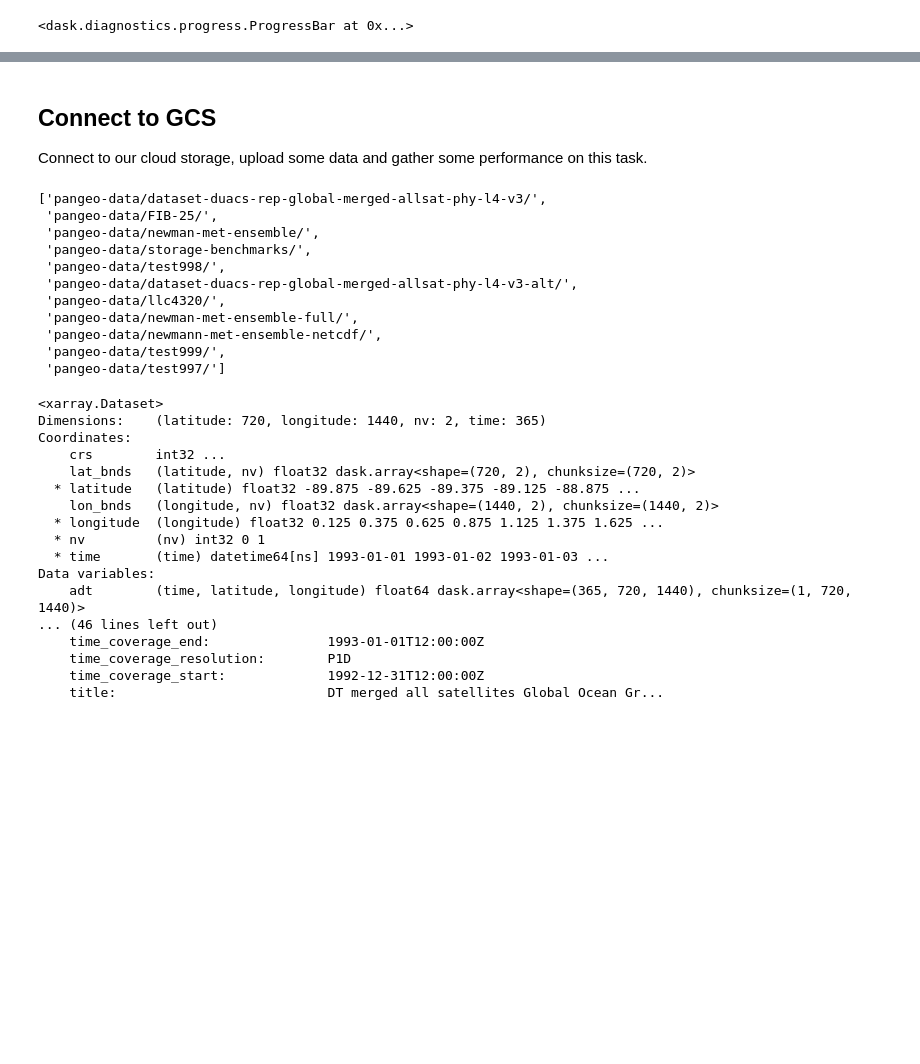
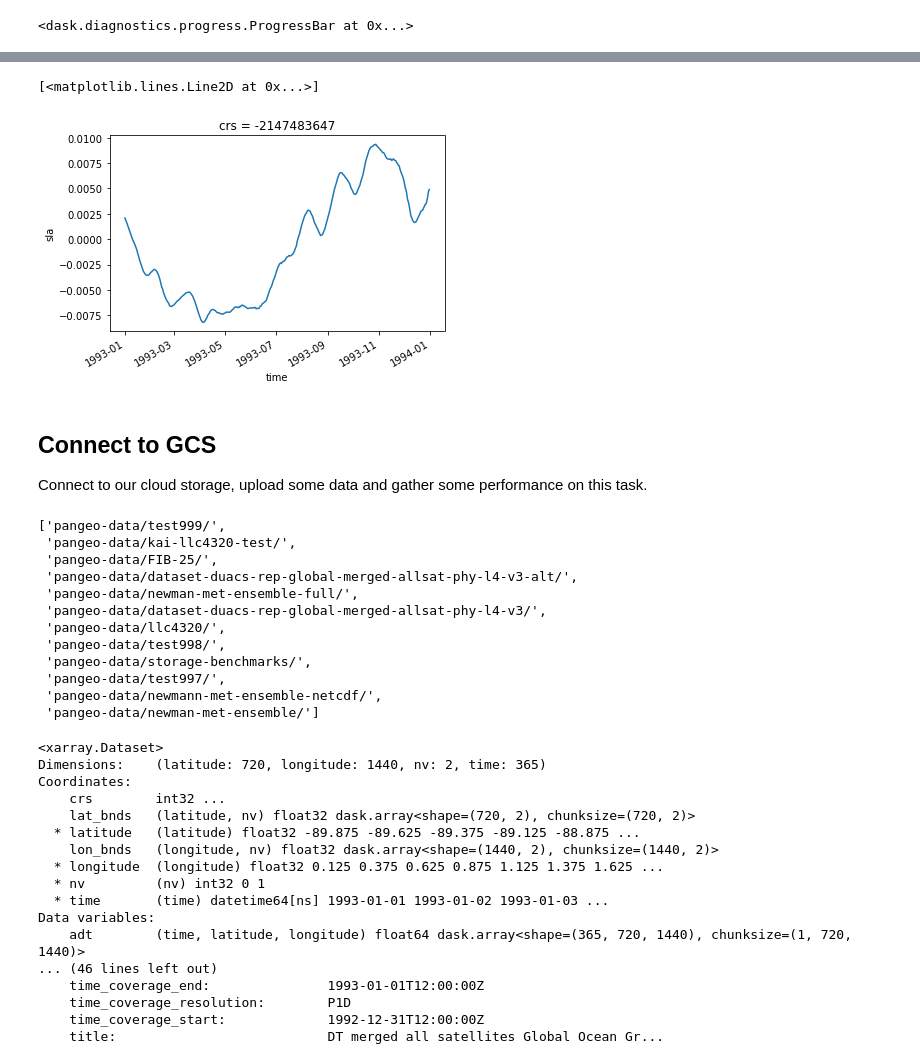
Before and after one commit to kaipak/pangeo-storage-benchmarks-scratch, a Jupyter notebook: xarray_zarr-gcsfs-tests.ipynb, the cells around one changed output, grey strips where cells are left out. Saved outputs shown, nothing was run; the diff lists cells and outputs as text; code cells hidden in the pictures; blank space fills up the shorter version.

```diff
--- a/xarray_zarr-gcsfs-tests.ipynb
+++ b/xarray_zarr-gcsfs-tests.ipynb
@@ -36,3 +57,8 @@ ds
+# %%
+sla_timeseries.plot()
+# %% [output]
+[<matplotlib.lines.Line2D at 0x...>]
+[figure, added]
 # %%
 # Local Test
 # ds.to_zarr('zarrlocal')
@@ -49,20 +75,21 @@ Connect to our cloud storage, upload some data and gather some performance on th
 # connect to gcs
 gcsproj = gcsfs.GCSFileSystem(project='pangeo-181919', token=None)
 bucket  = gcsfs.mapping.GCSMap('pangeo-data/storage-benchmarks/', gcs=gcsproj, check=True, create=False)
-bucket
+llc_bucket = gcsfs.mapping.GCSMap('pangeo-data/kai-llc4320-test/', gcs=gcsproj, check=True, create=False)
 gcsproj.ls('pangeo-data')
 # %% [output]
-['pangeo-data/dataset-duacs-rep-global-merged-allsat-phy-l4-v3/',
+['pangeo-data/test999/',
+ 'pangeo-data/kai-llc4320-test/',
  'pangeo-data/FIB-25/',
- 'pangeo-data/newman-met-ensemble/',
+ 'pangeo-data/dataset-duacs-rep-global-merged-allsat-phy-l4-v3-alt/',
+ 'pangeo-data/newman-met-ensemble-full/',
+ 'pangeo-data/dataset-duacs-rep-global-merged-allsat-phy-l4-v3/',
+ 'pangeo-data/llc4320/',
+ 'pangeo-data/test998/',
  'pangeo-data/storage-benchmarks/',
- 'pangeo-data/test998/',
- 'pangeo-data/dataset-duacs-rep-global-merged-allsat-phy-l4-v3-alt/',
- 'pangeo-data/llc4320/',
- 'pangeo-data/newman-met-ensemble-full/',
+ 'pangeo-data/test997/',
  'pangeo-data/newmann-met-ensemble-netcdf/',
- 'pangeo-data/test999/',
- 'pangeo-data/test997/']
+ 'pangeo-data/newman-met-ensemble/']
 # %%
 with dask.set_options(get=dask.threaded.get):
     with ProgressBar():
```
Also changed, not shown: parts of 5 cells of this notebook.
